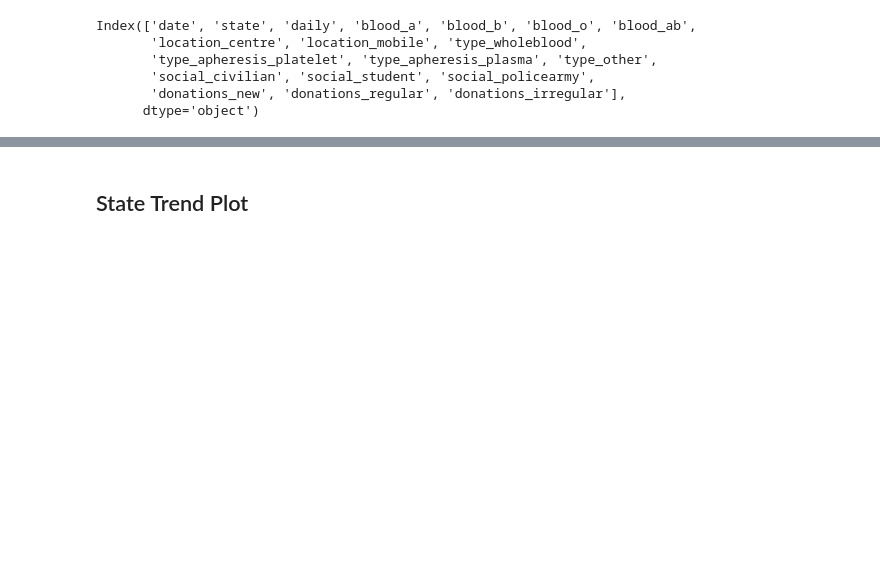
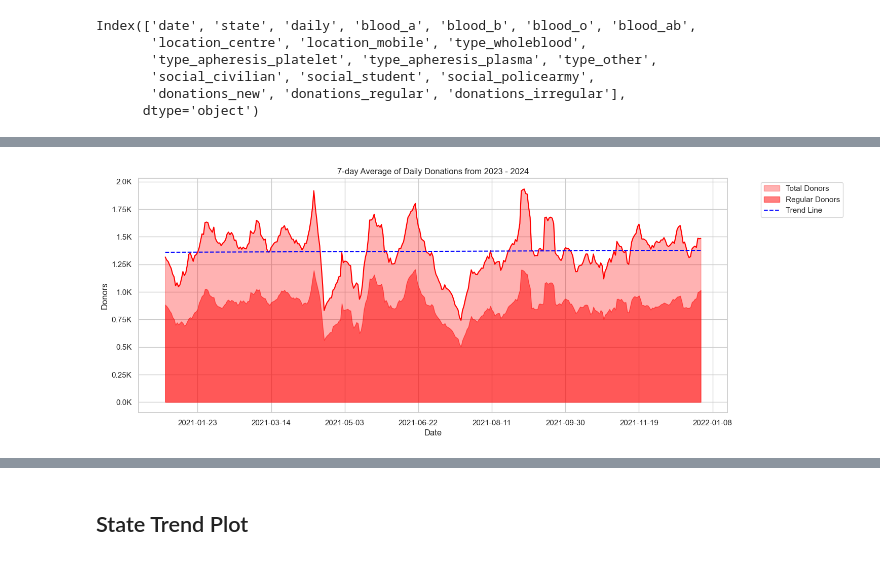
Before and after one commit to Englios/DS-Asses-BloodDonor, a Jupyter notebook: analysis/EDA.ipynb, the cells around one changed output, grey strips where cells are left out. Drawn from its saved outputs; the diff is of its cells as text; code cells hidden in the pictures; blank space fills up the shorter version.

```diff
--- a/analysis/EDA.ipynb
+++ b/analysis/EDA.ipynb
@@ -609 +620,34 @@ average_7_df
+# %%
+import numpy as np
+plt.figure(figsize=(15,6))
+
+start_year = (pd.to_datetime(average_7_df['date']).dt.year >=  datetime.now().year - 3)
+end_year = (pd.to_datetime(average_7_df['date']).dt.year <= datetime.now().year-3)
+filtered_df = average_7_df[(start_year) & (end_year)]
+
+plt.plot(pd.to_datetime(filtered_df['date']), filtered_df['7_days_avg'],color = 'red')
+plt.fill_between(pd.to_datetime(filtered_df['date']), filtered_df['7_days_avg'],color = 'red',alpha =0.3,label = 'Total Donors')
+plt.fill_between(pd.to_datetime(filtered_df['date']), filtered_df['7_days_avg_regular'],color = 'red',alpha =0.5,label = 'Regular Donors')
+
+# Calculate the coefficients of the trend line
+trend_coeffs = np.polyfit(range(len(filtered_df)), filtered_df['7_days_avg'], 1)
+trend_line = np.poly1d(trend_coeffs)
+plt.plot(pd.to_datetime(filtered_df['date']), trend_line(range(len(filtered_df))), color='blue', linestyle='--', label='Trend Line')
+
+# avg_line = np.mean(filtered_df['7_days_avg'])
+# print(avg_line)
+# plt.axhline(avg_line, color='green', linestyle='--', label='Average Line')
+
+formatter = ticker.FuncFormatter(lambda x,pos: f"{float(x/1000)}K")
+
+plt.gca().yaxis.set_major_formatter(formatter)
+plt.gca().xaxis.set_major_locator(ticker.MaxNLocator(integer=True))
+
+plt.xlabel('Date')
+plt.ylabel('Donors')
+plt.title(f'7-day Average of Daily Donations from {datetime.now().year - 1} - {datetime.now().year}')
+plt.legend(bbox_to_anchor=(1.05, 1), loc='upper left')
+plt.show()
+# %% [output]
+[figure, added]
 # %%
```
Also changed, not shown: parts of 34 cells of this notebook.
